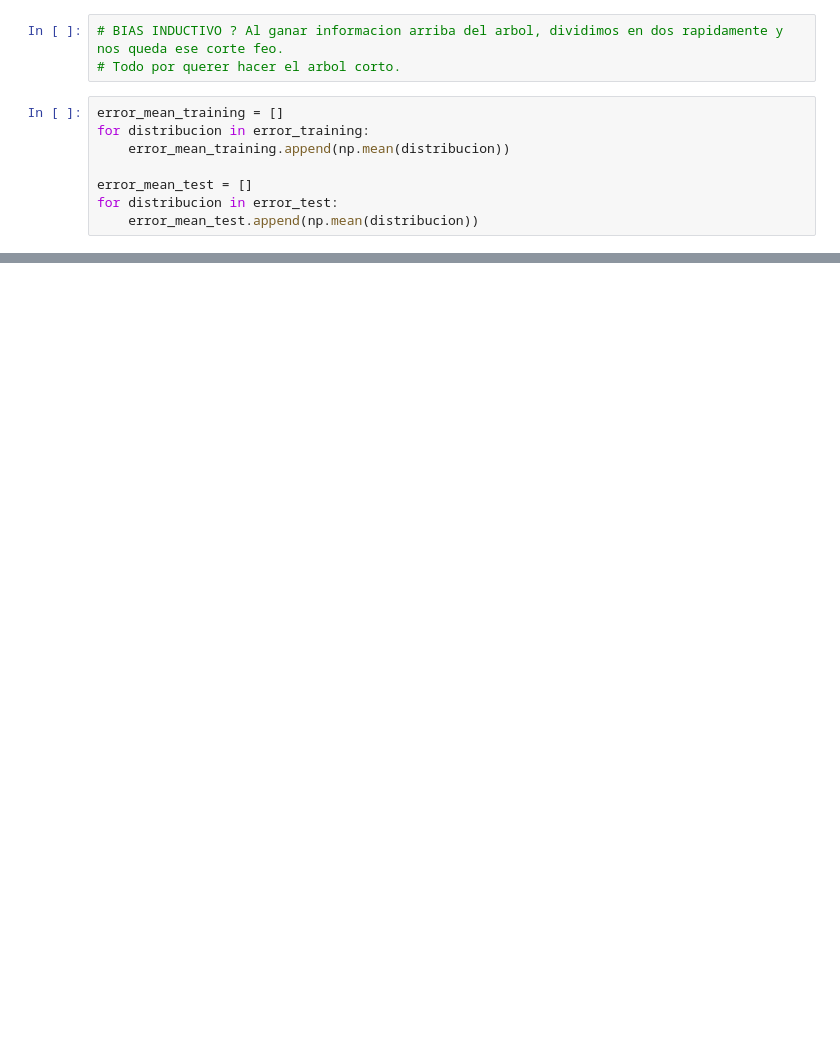
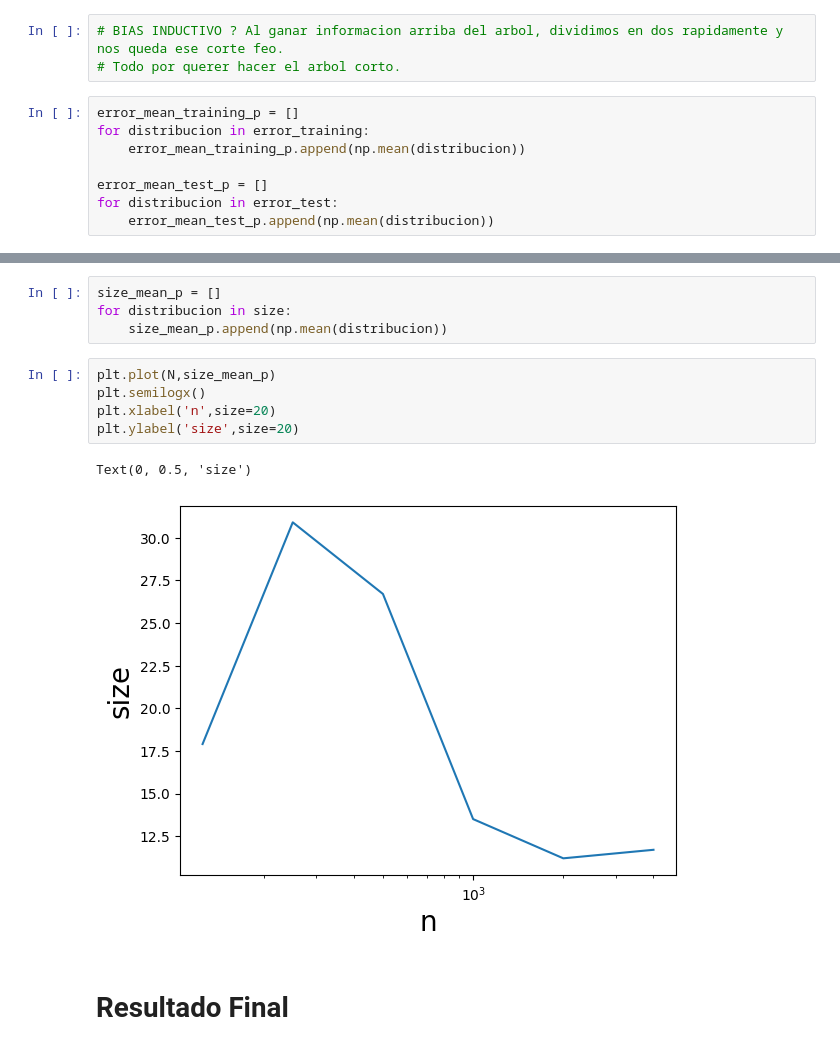
Before and after one commit to AgusMRM/IntroMachineLearning, a Jupyter notebook: tp1/Ej2.ipynb, the cells around one changed output, grey strips where cells are left out. Cells and saved outputs as stored; diff of their text form; blank space fills up the shorter version.

```diff
--- a/tp1/Ej2.ipynb
+++ b/tp1/Ej2.ipynb
@@ -293,11 +260,11 @@ plt.plot(X_plot[5][c1,0],X_plot[5][c1,1],ls='none',marker='o',markersize=1)
 # BIAS INDUCTIVO ? Al ganar informacion arriba del arbol, dividimos en dos rapidamente y nos queda ese corte feo.
 # Todo por querer hacer el arbol corto.
 # %%
-error_mean_training = []
+error_mean_training_p = []
 for distribucion in error_training:
-    error_mean_training.append(np.mean(distribucion))
+    error_mean_training_p.append(np.mean(distribucion))
 
-error_mean_test = []
+error_mean_test_p = []
 for distribucion in error_test:
-    error_mean_test.append(np.mean(distribucion))
+    error_mean_test_p.append(np.mean(distribucion))
 # %%
@@ -313,0 +281,14 @@ Text(0, 0.5, 'error')
+# %%
+size_mean_p = []
+for distribucion in size:
+    size_mean_p.append(np.mean(distribucion))
+# %%
+plt.plot(N,size_mean_p)
+plt.semilogx()
+plt.xlabel('n',size=20)
+plt.ylabel('size',size=20)
+# %% [output]
+Text(0, 0.5, 'size')
+[figure, added]
+# %% [markdown]
+# Resultado Final
```
Also changed, not shown: parts of 19 cells of this notebook, 8 other files.
